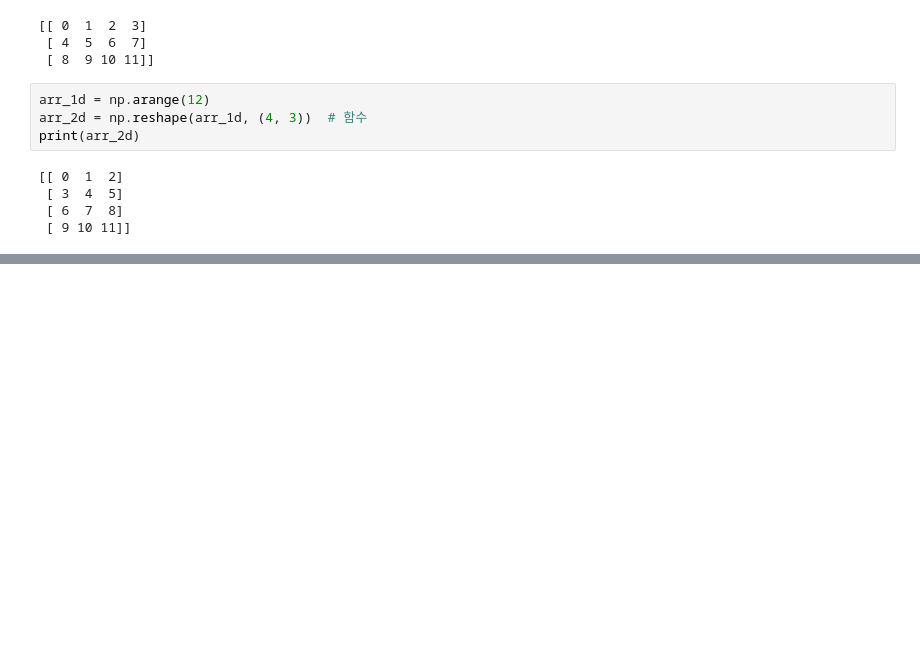
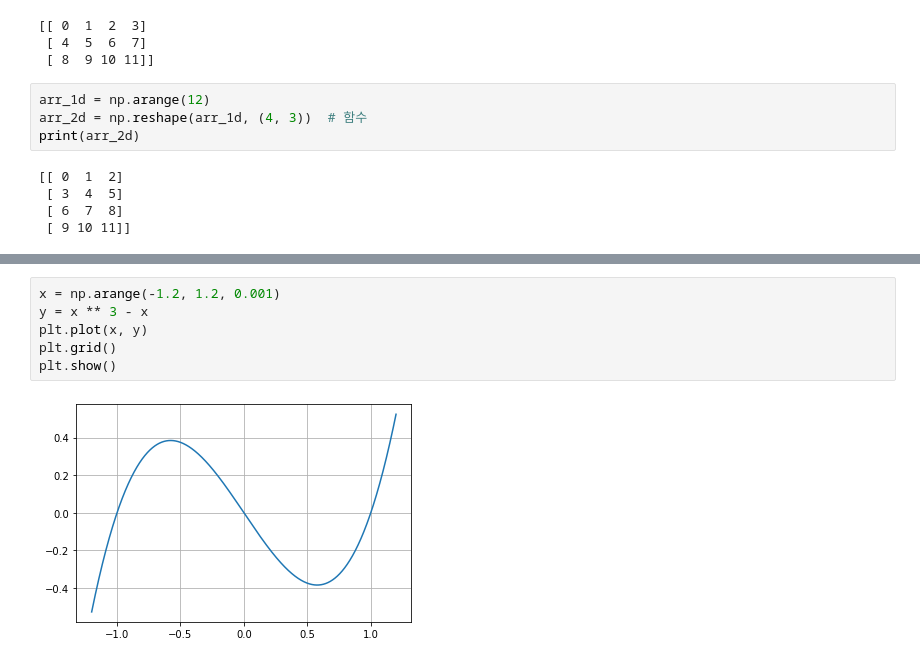
Before and after one commit to JakeOh/202105_itw_bd26, a Jupyter notebook: lab_da/da01_intro.ipynb, the cells around one changed output, grey strips where cells are left out. Drawn from its saved outputs; the diff is of its cells as text; blank space fills up the shorter version.

```diff
--- a/lab_da/da01_intro.ipynb
+++ b/lab_da/da01_intro.ipynb
@@ -235,0 +319,8 @@ print(arr_2d)
+# %%
+x = np.arange(-1.2, 1.2, 0.001)
+y = x ** 3 - x
+plt.plot(x, y)
+plt.grid()
+plt.show()
+# %% [output]
+[figure, added]
```
Also changed, not shown: parts of 13 cells of this notebook.
